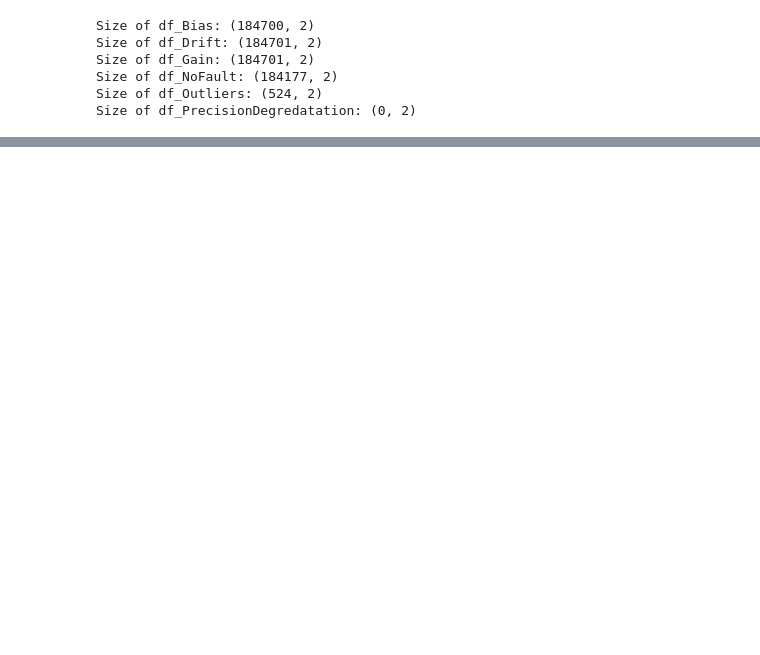
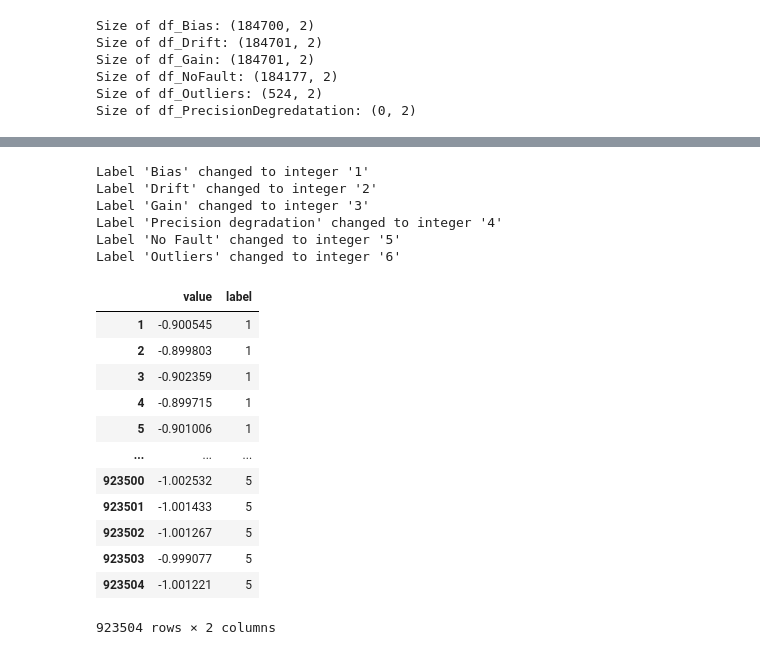
Before and after one commit to UtkuEla/Multi-LabelTimeSeriesAnalysis, a Jupyter notebook: src/dataPrep.ipynb, the cells around one changed output, grey strips where cells are left out. Drawn from its saved outputs; the diff is of its cells as text; code cells hidden in the pictures; blank space fills up the shorter version.

```diff
--- a/src/dataPrep.ipynb
+++ b/src/dataPrep.ipynb
@@ -231,0 +227,14 @@ new_df1
+# %%
+def convert_labels_to_integers(dataframe):
+    dataframe['label'] = pd.factorize(dataframe['label'])[0] + 1
+    return dataframe
+# %%
+def convert_labels_to_integers(dataframe):
+    unique_labels = dataframe['label'].unique()
+    label_to_integer = {label: i+1 for i, label in enumerate(unique_labels)}
+    dataframe['label'] = dataframe['label'].map(label_to_integer)
+
+    for label, integer in label_to_integer.items():
+        print(f"Label '{label}' changed to integer '{integer}'")
+
+    return dataframe
@@ -231,0 +257,23 @@ new_df1
+# %%
+new_df2 = convert_labels_to_integers(df)
+new_df2
+# %% [output]
+Label 'Bias' changed to integer '1'
+Label 'Drift' changed to integer '2'
+Label 'Gain' changed to integer '3'
+Label 'Precision degradation' changed to integer '4'
+Label 'No Fault' changed to integer '5'
+Label 'Outliers' changed to integer '6'
+|  | value | label |
+| 1 | -0.900545 | 1 |
+| 2 | -0.899803 | 1 |
+| 3 | -0.902359 | 1 |
+| 4 | -0.899715 | 1 |
+| 5 | -0.901006 | 1 |
+| ... | ... | ... |
+| 923500 | -1.002532 | 5 |
+| 923501 | -1.001433 | 5 |
+| 923502 | -1.001267 | 5 |
+| 923503 | -0.999077 | 5 |
+| 923504 | -1.001221 | 5 |
+923504 rows × 2 columns
```
Also changed, not shown: parts of 15 cells of this notebook, 24 other files.
